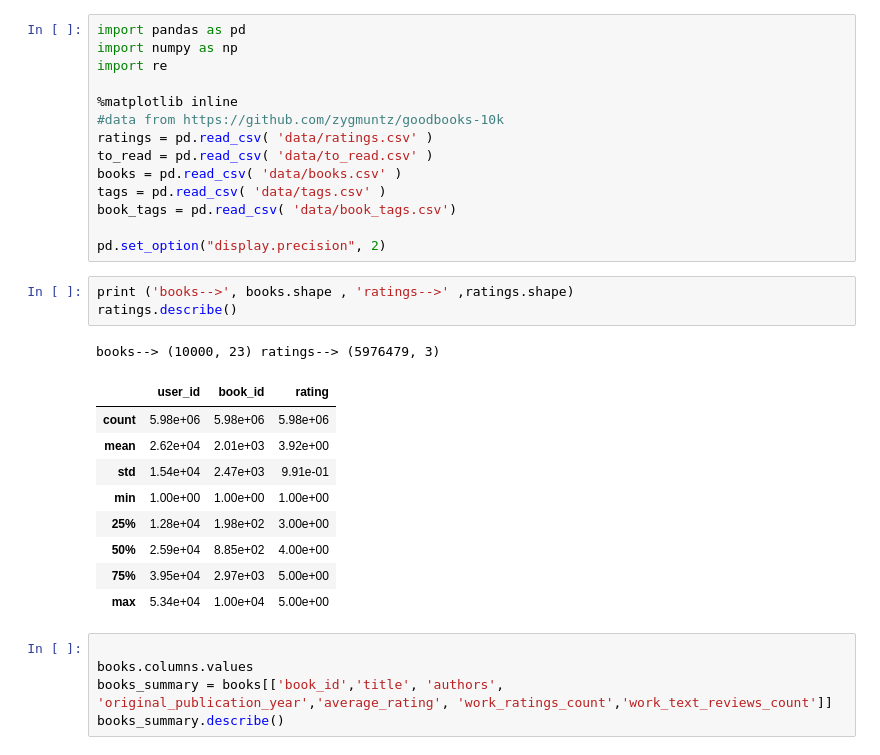
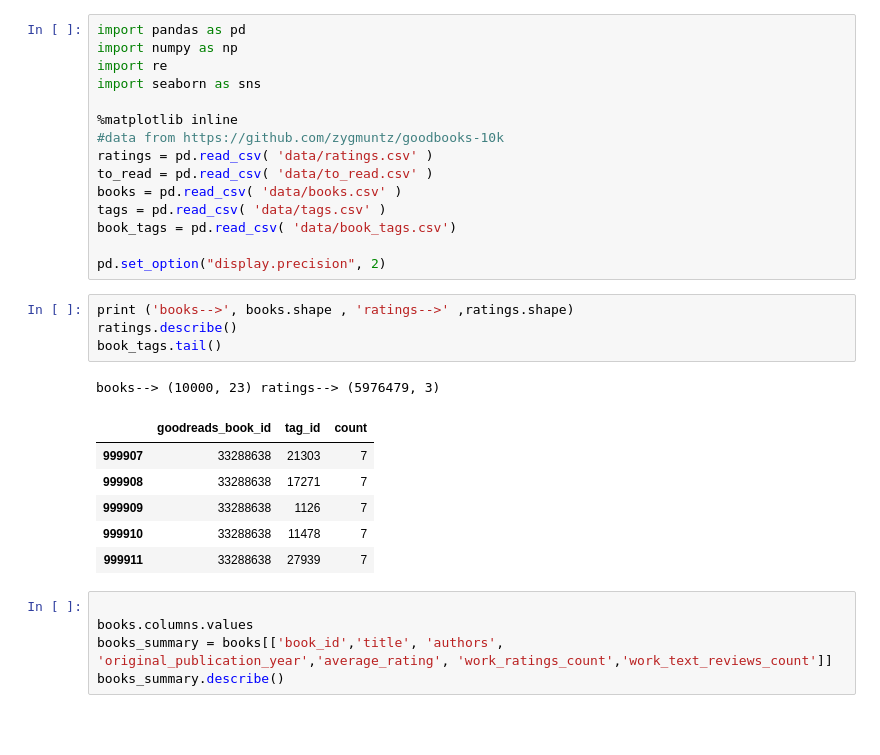
Before and after one commit to kross11480/courses, a Jupyter notebook: goodreads/books_analysis.ipynb, the cells around one changed output. Saved outputs shown, nothing was run; the diff lists cells and outputs as text; blank space fills up the shorter version.

Commit message:
Update books_analysis.ipynb
added work on analysing genres

```diff
--- a/goodreads/books_analysis.ipynb
+++ b/goodreads/books_analysis.ipynb
@@ -2,6 +2,7 @@
 import pandas as pd
 import numpy as np
 import re
+import seaborn as sns
 
 %matplotlib inline
 #data from https://github.com/zygmuntz/goodbooks-10k
@@ -15,17 +16,15 @@ pd.set_option("display.precision", 2)
 # %%
 print ('books-->', books.shape , 'ratings-->' ,ratings.shape)
 ratings.describe()
+book_tags.tail()
 # %% [output]
 books--> (10000, 23) ratings--> (5976479, 3)
-|  | user_id | book_id | rating |
-| count | 5.98e+06 | 5.98e+06 | 5.98e+06 |
-| mean | 2.62e+04 | 2.01e+03 | 3.92e+00 |
-| std | 1.54e+04 | 2.47e+03 | 9.91e-01 |
-| min | 1.00e+00 | 1.00e+00 | 1.00e+00 |
-| 25% | 1.28e+04 | 1.98e+02 | 3.00e+00 |
-| 50% | 2.59e+04 | 8.85e+02 | 4.00e+00 |
-| 75% | 3.95e+04 | 2.97e+03 | 5.00e+00 |
-| max | 5.34e+04 | 1.00e+04 | 5.00e+00 |
+|  | goodreads_book_id | tag_id | count |
+| 999907 | 33288638 | 21303 | 7 |
+| 999908 | 33288638 | 17271 | 7 |
+| 999909 | 33288638 | 1126 | 7 |
+| 999910 | 33288638 | 11478 | 7 |
+| 999911 | 33288638 | 27939 | 7 |
 # %%
 
 books.columns.values
```
Also changed, not shown: parts of 6 cells of this notebook.
